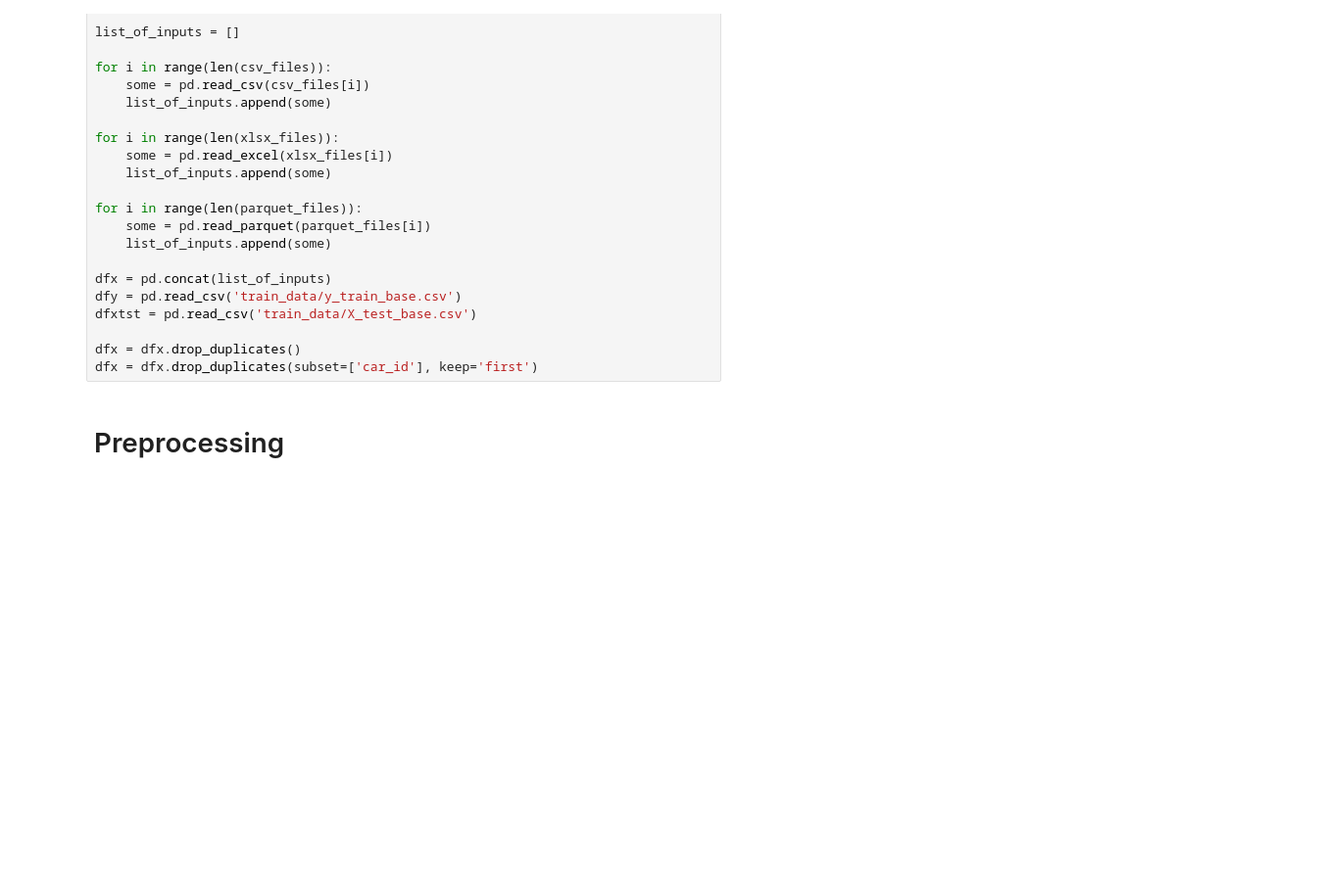
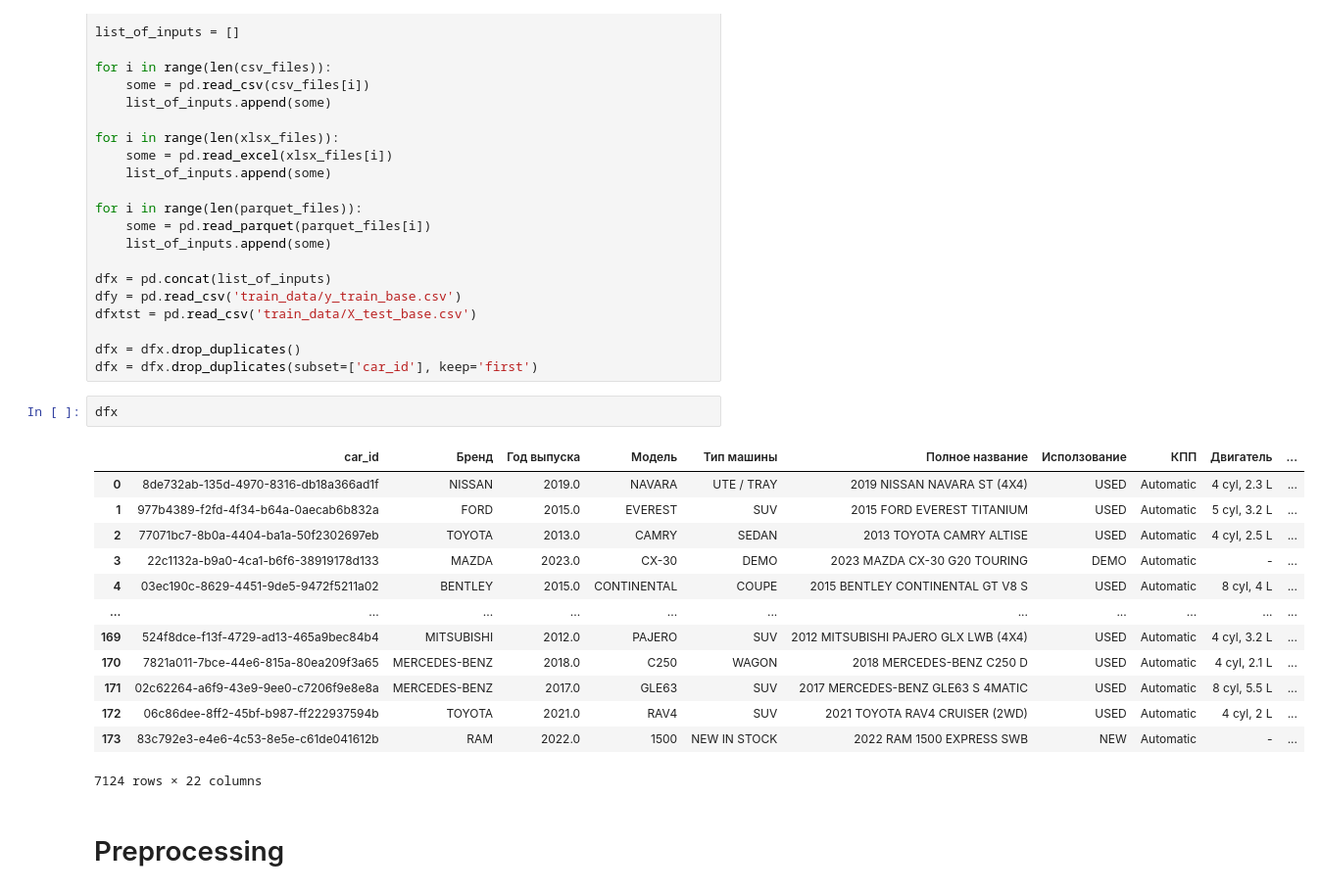
Before and after one commit to noterdamepari/ML-shiftintensive26, a Jupyter notebook: model.ipynb, the cells around one changed output. Shown at 98% size. Saved outputs shown, nothing was run; the diff lists cells and outputs as text; blank space fills up the shorter version.

```diff
--- a/model.ipynb
+++ b/model.ipynb
@@ -50,6 +50,22 @@ dfxtst = pd.read_csv('train_data/X_test_base.csv')
 
 dfx = dfx.drop_duplicates()
 dfx = dfx.drop_duplicates(subset=['car_id'], keep='first')
+# %%
+dfx
+# %% [output]
+|  | car_id | Бренд | Год выпуска | Модель | Тип машины | Полное название | Исползование | КПП | Двигатель | ... |
+| 0 | 8de732ab-135d-4970-8316-db18a366ad1f | NISSAN | 2019.0 | NAVARA | UTE / TRAY | 2019 NISSAN NAVARA ST (4X4) | USED | Automatic | 4 cyl, 2.3 L | ... |
+| 1 | 977b4389-f2fd-4f34-b64a-0aecab6b832a | FORD | 2015.0 | EVEREST | SUV | 2015 FORD EVEREST TITANIUM | USED | Automatic | 5 cyl, 3.2 L | ... |
+| 2 | 77071bc7-8b0a-4404-ba1a-50f2302697eb | TOYOTA | 2013.0 | CAMRY | SEDAN | 2013 TOYOTA CAMRY ALTISE | USED | Automatic | 4 cyl, 2.5 L | ... |
+| 3 | 22c1132a-b9a0-4ca1-b6f6-38919178d133 | MAZDA | 2023.0 | CX-30 | DEMO | 2023 MAZDA CX-30 G20 TOURING | DEMO | Automatic | - | ... |
+| 4 | 03ec190c-8629-4451-9de5-9472f5211a02 | BENTLEY | 2015.0 | CONTINENTAL | COUPE | 2015 BENTLEY CONTINENTAL GT V8 S | USED | Automatic | 8 cyl, 4 L | ... |
+| ... | ... | ... | ... | ... | ... | ... | ... | ... | ... | ... |
+| 169 | 524f8dce-f13f-4729-ad13-465a9bec84b4 | MITSUBISHI | 2012.0 | PAJERO | SUV | 2012 MITSUBISHI PAJERO GLX LWB (4X4) | USED | Automatic | 4 cyl, 3.2 L | ... |
+| 170 | 7821a011-7bce-44e6-815a-80ea209f3a65 | MERCEDES-BENZ | 2018.0 | C250 | WAGON | 2018 MERCEDES-BENZ C250 D | USED | Automatic | 4 cyl, 2.1 L | ... |
+| 171 | 02c62264-a6f9-43e9-9ee0-c7206f9e8e8a | MERCEDES-BENZ | 2017.0 | GLE63 | SUV | 2017 MERCEDES-BENZ GLE63 S 4MATIC | USED | Automatic | 8 cyl, 5.5 L | ... |
+| 172 | 06c86dee-8ff2-45bf-b987-ff222937594b | TOYOTA | 2021.0 | RAV4 | SUV | 2021 TOYOTA RAV4 CRUISER (2WD) | USED | Automatic | 4 cyl, 2 L | ... |
+| 173 | 83c792e3-e4e6-4c53-8e5e-c61de041612b | RAM | 2022.0 | 1500 | NEW IN STOCK | 2022 RAM 1500 EXPRESS SWB | NEW | Automatic | - | ... |
+7124 rows × 22 columns
 # %% [markdown]
 # Preprocessing
 # %%
```
Also changed, not shown: parts of 9 cells of this notebook, 7 other files.
